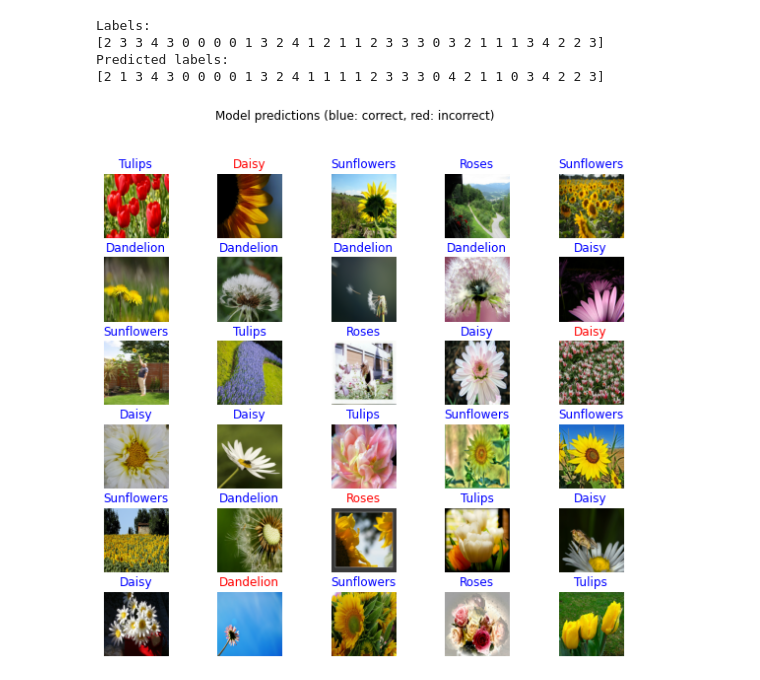
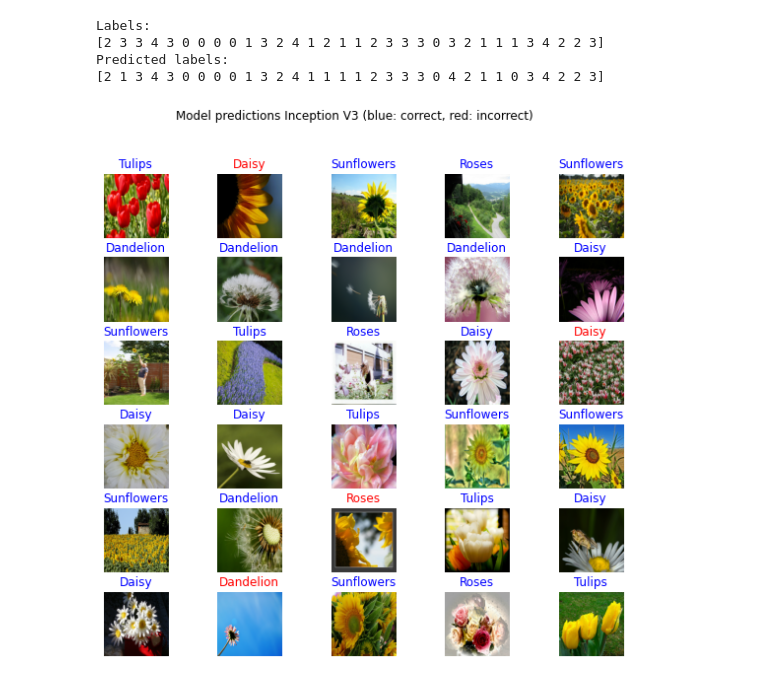
Before and after one commit to star-centauri/flowers_with_transfer_learning, a Jupyter notebook: Bruna_l06c02_exercise_flowers_with_transfer_learning.ipynb, the cells around one changed output. Saved outputs shown, nothing was run; the diff lists cells and outputs as text; code cells hidden in the pictures.

```diff
--- a/Bruna_l06c02_exercise_flowers_with_transfer_learning.ipynb
+++ b/Bruna_l06c02_exercise_flowers_with_transfer_learning.ipynb
@@ -403,12 +403,12 @@ Predicted labels:
 # %%
 plt.figure(figsize=(10,9))
 for n in range(30):
   plt.subplot(6,5,n+1)
   plt.subplots_adjust(hspace = 0.3)
   plt.imshow(image_batch[n])
   color = "blue" if predicted_ids[n] == label_batch[n] else "red"
   plt.title(predicted_class_names[n].title(), color=color)
   plt.axis('off')
-_ = plt.suptitle("Model predictions (blue: correct, red: incorrect)")
+_ = plt.suptitle("Model predictions Inception V3 (blue: correct, red: incorrect)")
 # %% [output]
-[figure, old version]
+[figure, new version]
```
Also changed, not shown: parts of 7 cells of this notebook.
